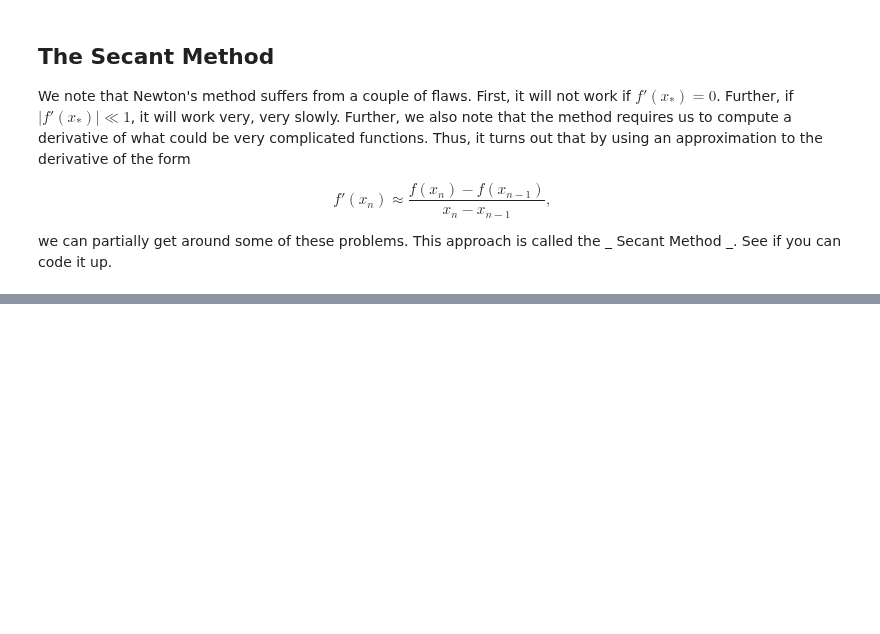
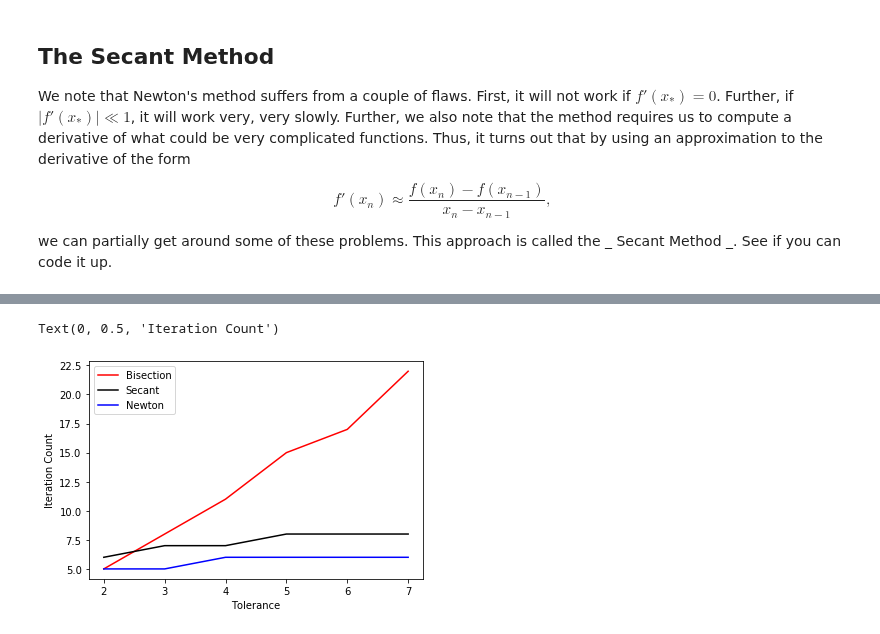
Before and after one commit to cwcurtis/Math-340-Notebooks, a Jupyter notebook: Lectures/Course_Lectures/Lecture_Six_Root_Finding.ipynb, the cells around one changed output, grey strips where cells are left out. Cells and saved outputs as stored; diff of their text form; code cells hidden in the pictures; blank space fills up the shorter version.

```diff
--- a/Lectures/Course_Lectures/Lecture_Six_Root_Finding.ipynb
+++ b/Lectures/Course_Lectures/Lecture_Six_Root_Finding.ipynb
@@ -150,3 +167,17 @@ def secant_method_mod(f,x0,x1,tol):
+# %%
+def secant_method(f,x0,x1,tol):
+    f0 = f(x0)
+    f1 = f(x1)
+    x2 = x1 - f1*(x1-x0)/(f1-f0)
+    xapprox = np.array([x0,x1,x2])
+    while np.abs(x2-x1)>=tol:
+        x0 = x1
+        x1 = x2
+        f0 = f1
+        f1 = f(x1)
+        x2 = x1 - f1*(x1-x0)/(f1-f0)
+        xapprox = np.append(xapprox,x2)
+    return xapprox
 # %%
 Pi = np.pi
 xvals = np.linspace(.5,1.5,int(1e3)+1)
@@ -159,21 +193,27 @@ plt.plot(xvals,zvals)
 # %%
 pows = np.arange(2,8)
 tols = 10.**(-pows)
-a =
-b =
+x0 = .6
+x1 = 1.2
 ind = 0
 cntbsc = np.zeros(tols.size)
 cntscnt = np.zeros(tols.size)
 cntnwt = np.zeros(tols.size)
 for tol in tols:
-    cntbsc[ind] =
-    cntscnt[ind] =
-    cntnwt[ind] =
+    cvlsbsc = bisec_method(x0,x1,f,tol)
+    cvlsscnt = secant_method(f,x0,x1,tol)
+    cvlsnwt = Newtons_method(f,fp,x0,tol)
+    cntbsc[ind] = cvlsbsc.size
+    cntscnt[ind] = cvlsscnt.size
+    cntnwt[ind] = cvlsnwt.size
     ind += 1
 
 plt.plot(pows,cntbsc,color='r',label="Bisection")
 plt.plot(pows,cntscnt,color='k',label="Secant")
 plt.plot(pows,cntnwt,color='b',label="Newton")
 plt.legend(loc="best")
 plt.xlabel("Tolerance")
 plt.ylabel("Iteration Count")
+# %% [output]
+Text(0, 0.5, 'Iteration Count')
+[figure, added]
```
Also changed, not shown: parts of 9 cells of this notebook.
